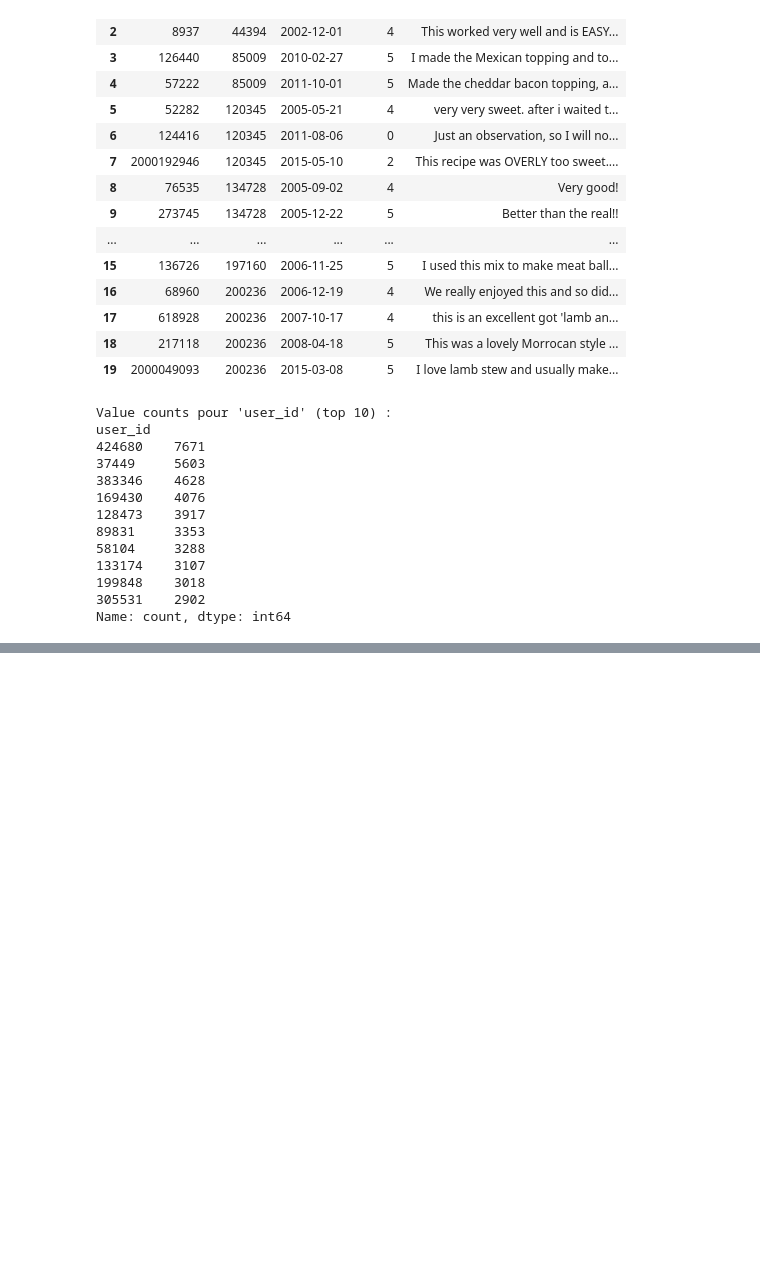
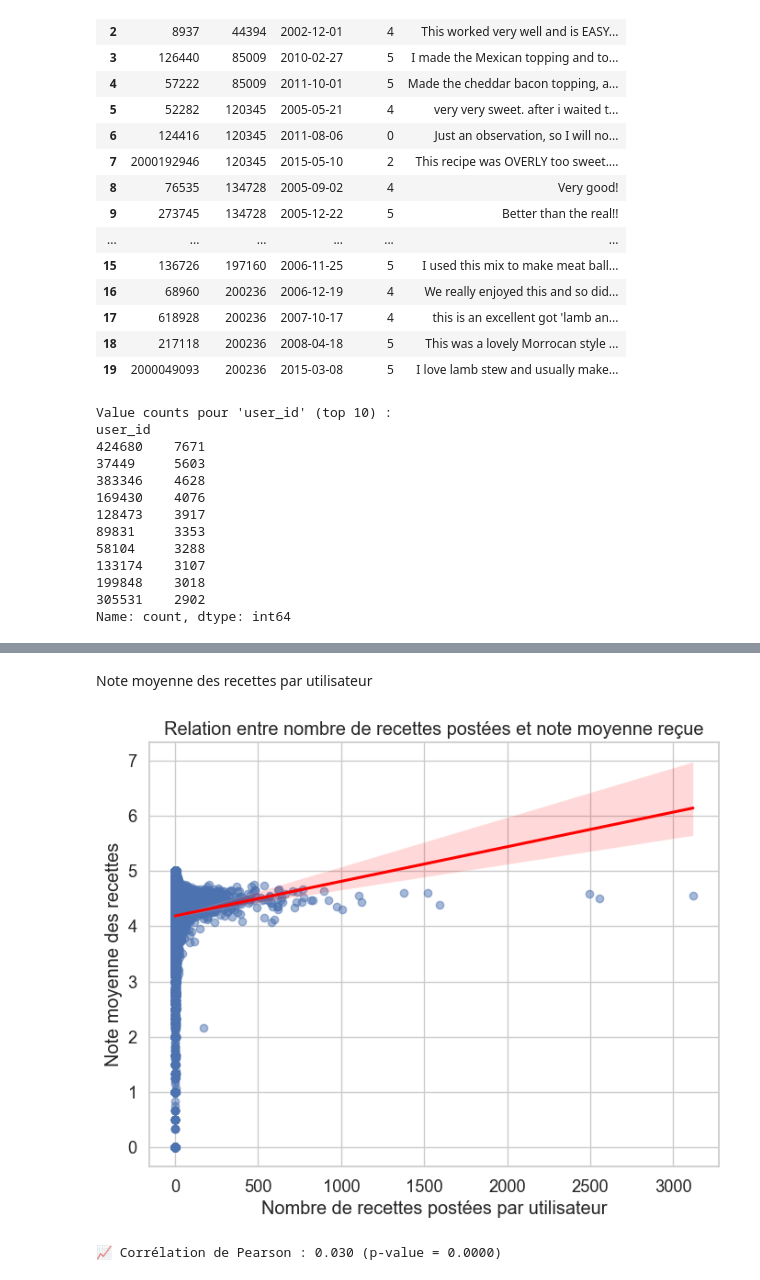
Before and after one commit to Durantoine/mange-ta-main, a Jupyter notebook: EDA/data_exploration.ipynb, the cells around one changed output, grey strips where cells are left out. Cells and saved outputs as stored; diff of their text form; code cells hidden in the pictures; blank space fills up the shorter version.

```diff
--- a/EDA/data_exploration.ipynb
+++ b/EDA/data_exploration.ipynb
@@ -240,0 +437,62 @@ Name: count, dtype: int64
+# %% [markdown]
+Note moyenne des recettes par utilisateur
+# %%
+import pandas as pd
+import seaborn as sns
+import matplotlib.pyplot as plt
+from scipy import stats
+
+# === 1️⃣ Charger les datasets ===
+df_recipes = pd.read_csv("Data/raw_recipes.csv")
+df_interactions = pd.read_csv("Data/raw_interactions.csv")
+
+# === 2️⃣ Calculer le nombre de recettes postées par utilisateur ===
+user_recipes = (
+    df_recipes.groupby('contributor_id')['id']
+    .count()
+    .reset_index()
+    .rename(columns={'id': 'nb_recipes', 'contributor_id': 'user_id'})
+)
+
+# === 3️⃣ Calculer la note moyenne reçue par utilisateur (auteur des recettes) ===
+# On relie les interactions (notes) aux recettes (et donc à leurs auteurs)
+df_merged = df_interactions.merge(
+    df_recipes[['id', 'contributor_id']],
+    left_on='recipe_id',
+    right_on='id',
+    how='inner'
+)
+
+user_avg_rating = (
+    df_merged.groupby('contributor_id')['rating']
+    .mean()
+    .reset_index()
+    .rename(columns={'contributor_id': 'user_id', 'rating': 'avg_rating'})
+)
+
+# === 4️⃣ Fusionner les deux indicateurs ===
+user_stats = pd.merge(user_recipes, user_avg_rating, on='user_id', how='inner')
+
+# === 5️⃣ Visualisation de la régression ===
+sns.set(style="whitegrid", font_scale=1.2)
+plt.figure(figsize=(8,6))
+
+sns.regplot(
+    data=user_stats,
+    x='nb_recipes',
+    y='avg_rating',
+    scatter_kws={'alpha':0.5},
+    line_kws={'color':'red'}
+)
+
+plt.title("Relation entre nombre de recettes postées et note moyenne reçue")
+plt.xlabel("Nombre de recettes postées par utilisateur")
+plt.ylabel("Note moyenne des recettes")
+plt.show()
+
+# === 6️⃣ Corrélation de Pearson ===
+corr, pval = stats.pearsonr(user_stats['nb_recipes'], user_stats['avg_rating'])
+print(f"📈 Corrélation de Pearson : {corr:.3f} (p-value = {pval:.4f})")
+# %% [output]
+[figure, added]
+📈 Corrélation de Pearson : 0.030 (p-value = 0.0000)
```
Also changed, not shown: parts of 20 cells of this notebook.
